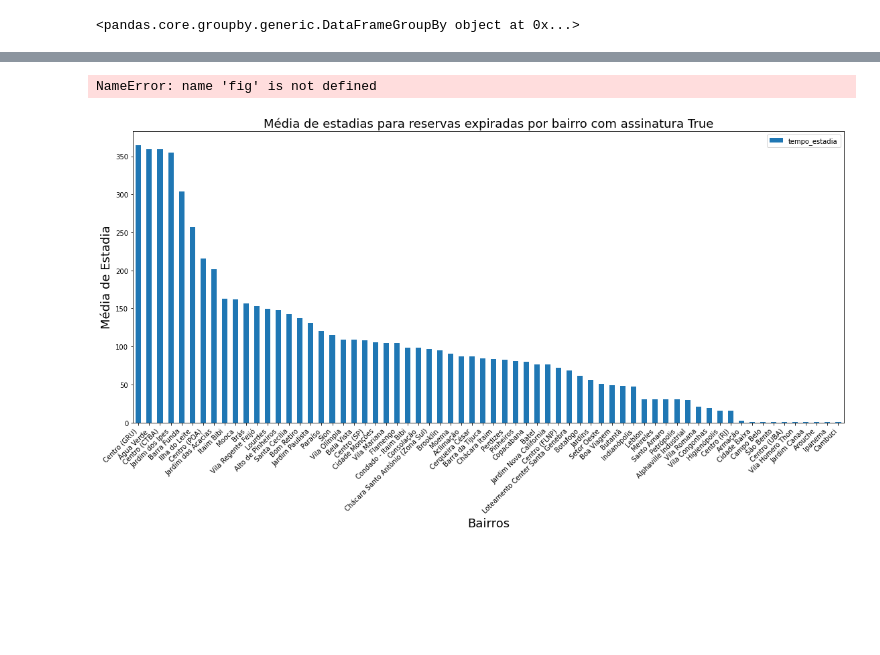
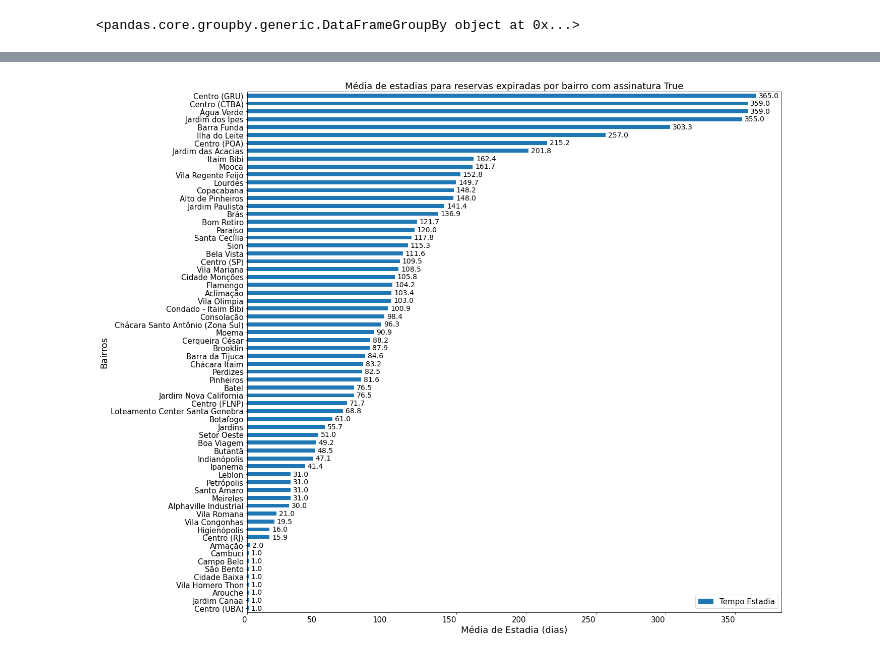
Before and after one commit to sasomedina/carrinho, a Jupyter notebook: Estudo/YTD_MTD.ipynb, the cells around one changed output, grey strips where cells are left out. Saved outputs shown, nothing was run; the diff lists cells and outputs as text; code cells hidden in the pictures; blank space fills up the shorter version.

```diff
--- a/Estudo/YTD_MTD.ipynb
+++ b/Estudo/YTD_MTD.ipynb
@@ -42,5 +30,5 @@ df.loc[df['bairro'] == 'Centro']
 # %%
-df['bairro'] = df['bairro'].replace('Centro', 'Centro (SP)')
+#df['bairro'] = df['bairro'].replace('Centro', 'Centro (SP)')
 # %%
 df.info(verbose=True)
 # %% [output]
@@ -1020,15 +1086,17 @@ subs__true.groupby('bairro', as_index=False)['tempo_estadia'].mean().sort_values
 # %%
-stx = subs__true.groupby('bairro', as_index=False)['tempo_estadia'].mean().sort_values(by='tempo_estadia', ascending=False)
+stx = subs__true.groupby('bairro', as_index=False)['tempo_estadia'].mean().sort_values(by='tempo_estadia')
 
-ax = stx.plot.bar(x='bairro', y='tempo_estadia', figsize=(19,8), rot=45)
-ax.set_xlabel('Bairros', fontdict={'fontsize':18})
-ax.set_ylabel('Média de Estadia', fontdict={'fontsize':18})
+ax = stx.plot.barh(x='bairro', y='tempo_estadia', figsize=(19,19), fontsize=15, rot=0)
+ax.set_xlabel('Média de Estadia (dias)', fontdict={'fontsize':18})
+ax.set_ylabel('Bairros', fontdict={'fontsize':18})
 ax.set_title('Média de estadias para reservas expiradas por bairro com assinatura True', fontdict={'fontsize':18})
-plt.setp(ax.get_xticklabels(), rotation=45, horizontalalignment='right')
-fig.tight_layout()
+plt.legend(['Tempo Estadia'], loc='lower right', fontsize=15)
+plt.setp(ax.get_xticklabels(), rotation=0, horizontalalignment='right', fontsize=15)
+
+
+h_valor_legenda(ax)
 # %% [output]
-NameError: name 'fig' is not defined
-[figure, old version]
+[figure, new version]
 # %%
 # Separando os dados apenas com assinatura False
 
```
Also changed, not shown: parts of 46 cells of this notebook.
